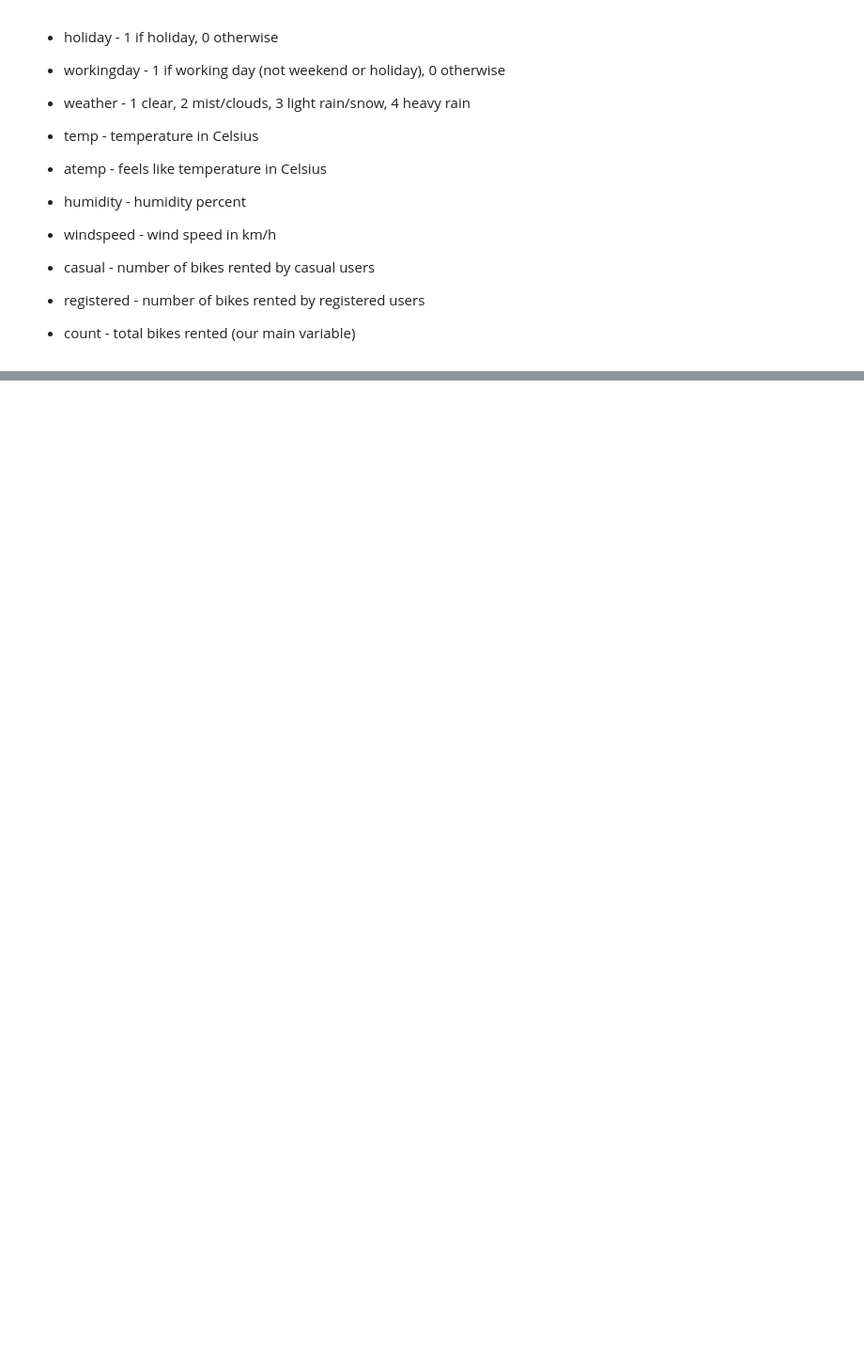
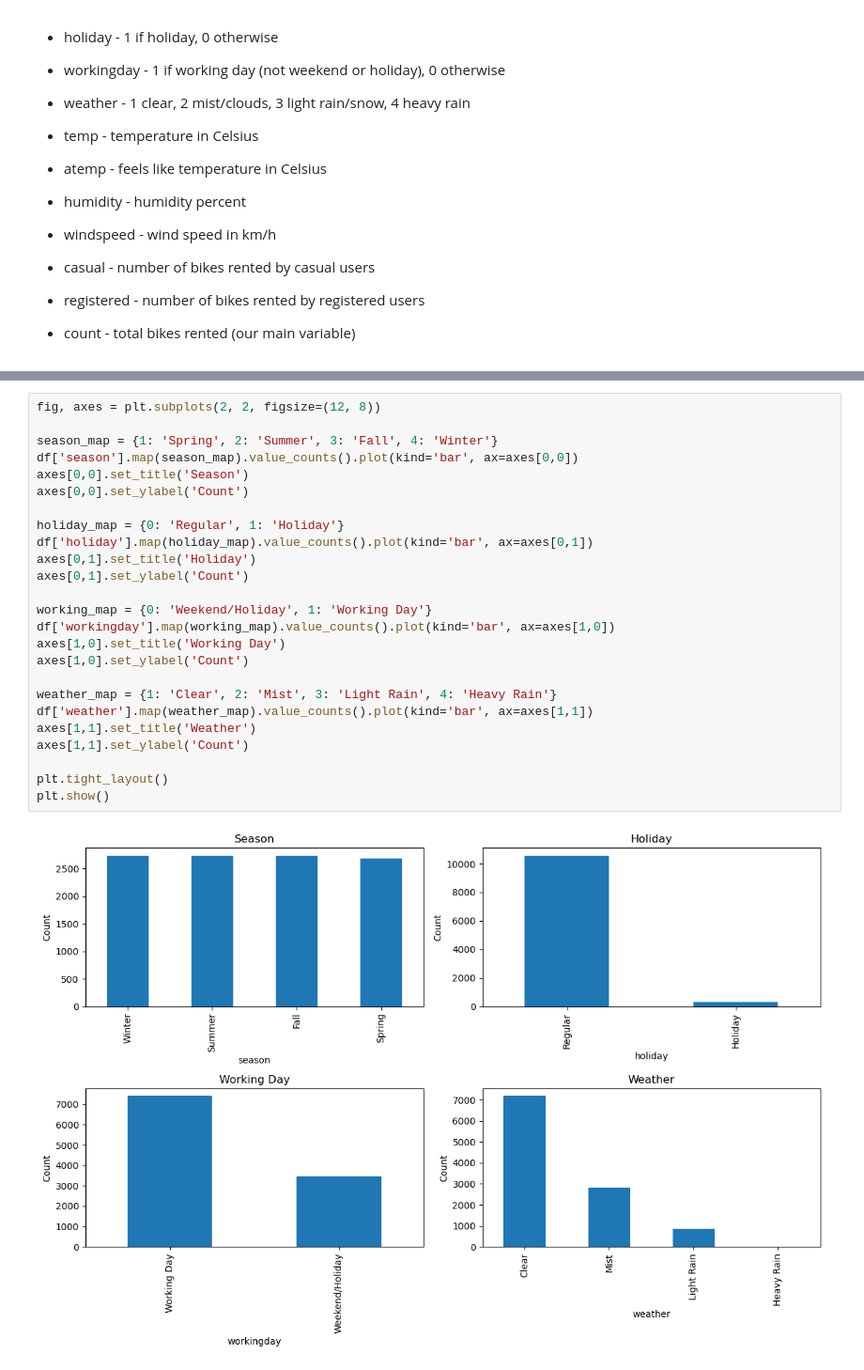
Before and after one commit to calvinhoang203/Ebike-Demand-Factors, a Jupyter notebook: main.ipynb, the cells around one changed output, grey strips where cells are left out. Shown at 94% size. Cells and saved outputs as stored; diff of their text form; blank space fills up the shorter version.

```diff
--- a/main.ipynb
+++ b/main.ipynb
@@ -138,0 +174,27 @@ No missing values found
+# %%
+fig, axes = plt.subplots(2, 2, figsize=(12, 8))
+
+season_map = {1: 'Spring', 2: 'Summer', 3: 'Fall', 4: 'Winter'}
+df['season'].map(season_map).value_counts().plot(kind='bar', ax=axes[0,0])
+axes[0,0].set_title('Season')
+axes[0,0].set_ylabel('Count')
+
+holiday_map = {0: 'Regular', 1: 'Holiday'}
+df['holiday'].map(holiday_map).value_counts().plot(kind='bar', ax=axes[0,1])
+axes[0,1].set_title('Holiday')
+axes[0,1].set_ylabel('Count')
+
+working_map = {0: 'Weekend/Holiday', 1: 'Working Day'}
+df['workingday'].map(working_map).value_counts().plot(kind='bar', ax=axes[1,0])
+axes[1,0].set_title('Working Day')
+axes[1,0].set_ylabel('Count')
+
+weather_map = {1: 'Clear', 2: 'Mist', 3: 'Light Rain', 4: 'Heavy Rain'}
+df['weather'].map(weather_map).value_counts().plot(kind='bar', ax=axes[1,1])
+axes[1,1].set_title('Weather')
+axes[1,1].set_ylabel('Count')
+
+plt.tight_layout()
+plt.show()
+# %% [output]
+[figure, added]
```
Also changed, not shown: parts of 2 cells of this notebook.
